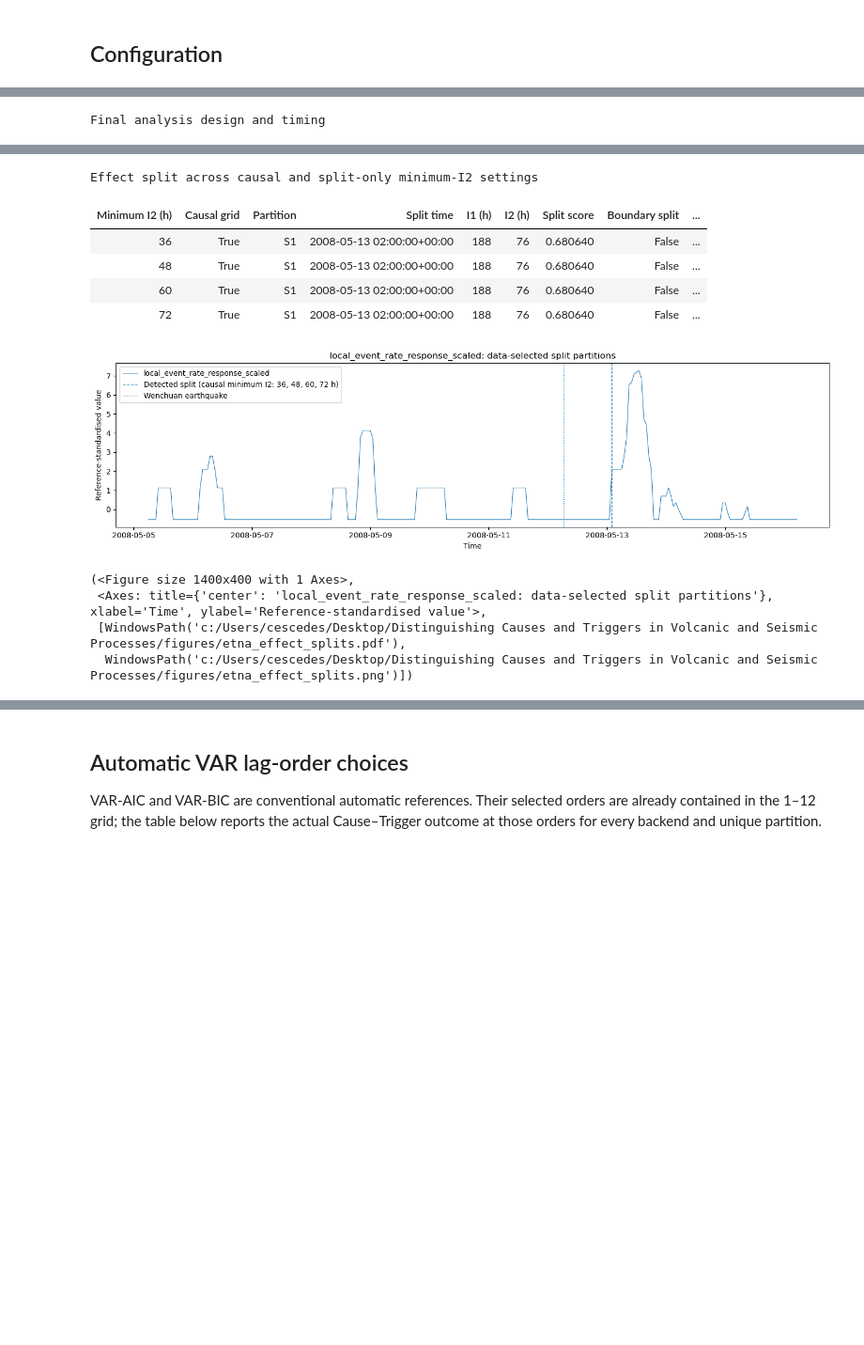
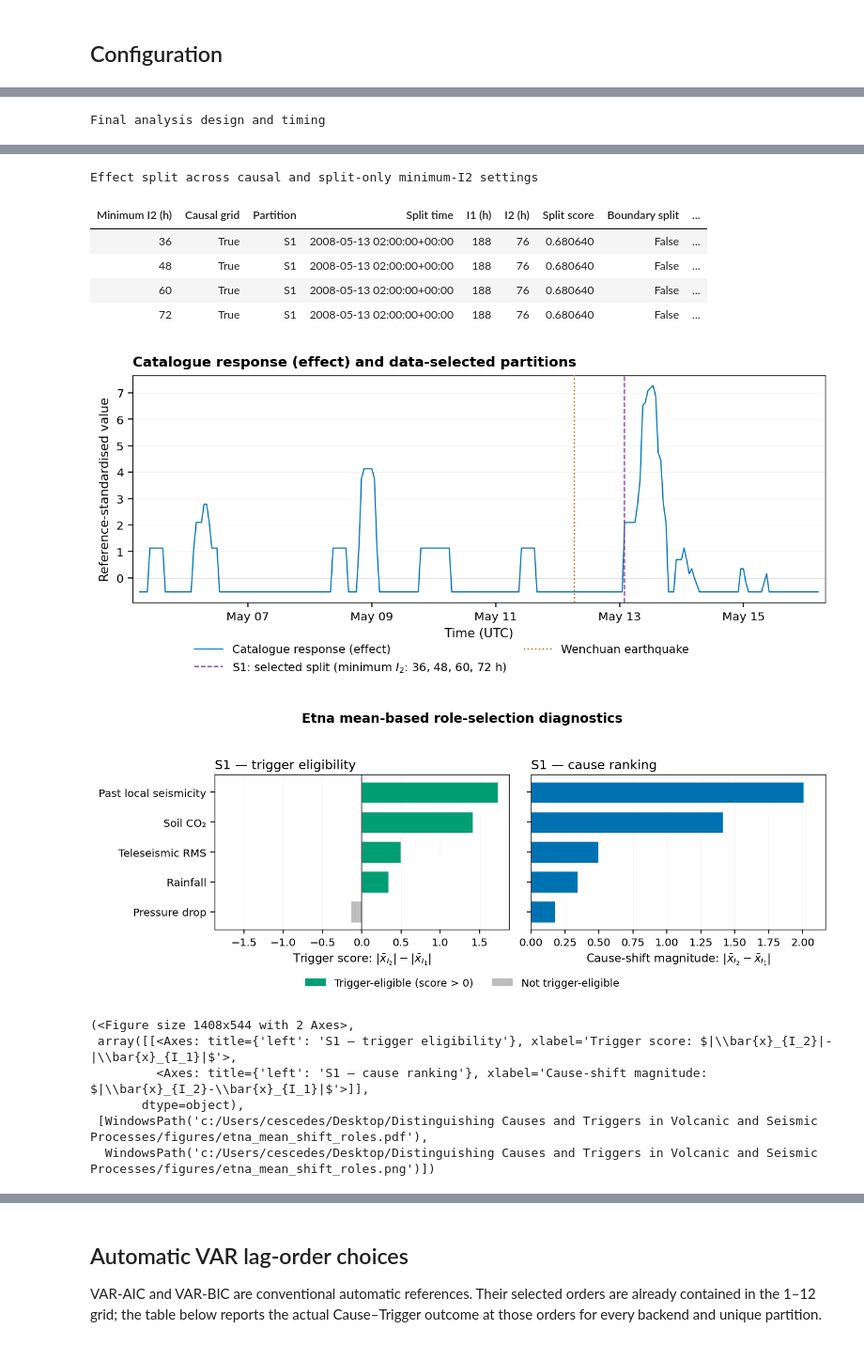
Before and after one commit to alectois/Distinguishing-Causes-and-Triggers-in-Volcanic-and-Seismic-Processes, a Jupyter notebook: notebooks/etna_cause_trigger.ipynb, the cells around one changed output, grey strips where cells are left out. Shown at 94% size. Cells and saved outputs as stored; diff of their text form; code cells hidden in the pictures; blank space fills up the shorter version.

```diff
--- a/notebooks/etna_cause_trigger.ipynb
+++ b/notebooks/etna_cause_trigger.ipynb
@@ -114,38 +118,55 @@ if SHOW_SCALING_REPORT:
     )
 
 plot_effect_with_splits(
     analysis.X_mean,
     EFFECT,
     analysis.split_summary,
     event_time=EVENT_TIME,
+    effect_label=VARIABLE_LABELS[EFFECT],
     event_label="Wenchuan earthquake",
     filename="etna_effect_splits",
     save_dir=FIGURES_DIR,
 )
+
+role_shift_table = mean_shift_role_table(
+    analysis.X_mean,
+    EFFECT,
+    analysis.split_summary,
+    variable_labels=VARIABLE_LABELS,
+)
+plot_mean_shift_roles(
+    role_shift_table,
+    title="Etna mean-based role-selection diagnostics",
+    filename="etna_mean_shift_roles",
+    save_dir=FIGURES_DIR,
+)
 # %% [output]
 Final analysis design and timing
 | Item | Value |
 | Dataset coverage | 2008-04-11 14:00:00+00:00 to 2008... |
 | Causal-analysis interval | [2008-05-05 06:00:00+00:00, 2008-... |
 | Reference-standardisation interval | [2008-04-21 06:00:00+00:00, 2008-... |
 | Wenchuan earthquake origin time | 2008-05-12 06:28:00+00:00 |
 | Effect maximum | 2008-05-13 13:00:00+00:00 (1 days... |
 | Minimum interval design | I1 >= 72 h; minimum-I2 grid = (36... |
 | Maximum-lag-order design | d = 1-12 h for HMML, PCMCI, and P... |
 | PCMCI extension settings | PCMCI pc_alpha=0.2; PCMCI+ graph ... |
 | Unique split partitions | 1 unique causal partition(s) from... |
 | Causal run count | 36 unique runs after split dedupl... |
 Effect split across causal and split-only minimum-I2 settings
 | Minimum I2 (h) | Causal grid | Partition | Split time | I1 (h) | I2 (h) | Split score | Boundary split | ... |
 | 36 | True | S1 | 2008-05-13 02:00:00+00:00 | 188 | 76 | 0.680640 | False | ... |
 | 48 | True | S1 | 2008-05-13 02:00:00+00:00 | 188 | 76 | 0.680640 | False | ... |
 | 60 | True | S1 | 2008-05-13 02:00:00+00:00 | 188 | 76 | 0.680640 | False | ... |
 | 72 | True | S1 | 2008-05-13 02:00:00+00:00 | 188 | 76 | 0.680640 | False | ... |
-[figure, old version]
+[figure, new version]
+[figure, added]
-(<Figure size 1400x400 with 1 Axes>,
- <Axes: title={'center': 'local_event_rate_response_scaled: data-selected split partitions'}, xlabel='Time', ylabel='Reference-standardised value'>,
- [WindowsPath('c:/Users/cescedes/Desktop/Distinguishing Causes and Triggers in Volcanic and Seismic Processes/figures/etna_effect_splits.pdf'),
-  WindowsPath('c:/Users/cescedes/Desktop/Distinguishing Causes and Triggers in Volcanic and Seismic Processes/figures/etna_effect_splits.png')])
+(<Figure size 1408x544 with 2 Axes>,
+ array([[<Axes: title={'left': 'S1 — trigger eligibility'}, xlabel='Trigger score: $|\\bar{x}_{I_2}|-|\\bar{x}_{I_1}|$'>,
+         <Axes: title={'left': 'S1 — cause ranking'}, xlabel='Cause-shift magnitude: $|\\bar{x}_{I_2}-\\bar{x}_{I_1}|$'>]],
+       dtype=object),
+ [WindowsPath('c:/Users/cescedes/Desktop/Distinguishing Causes and Triggers in Volcanic and Seismic Processes/figures/etna_mean_shift_roles.pdf'),
+  WindowsPath('c:/Users/cescedes/Desktop/Distinguishing Causes and Triggers in Volcanic and Seismic Processes/figures/etna_mean_shift_roles.png')])
 # %% [markdown]
 ## Cause–Trigger analysis over unique partitions
 
```
Also changed, not shown: parts of 7 cells of this notebook, 16 other files.
